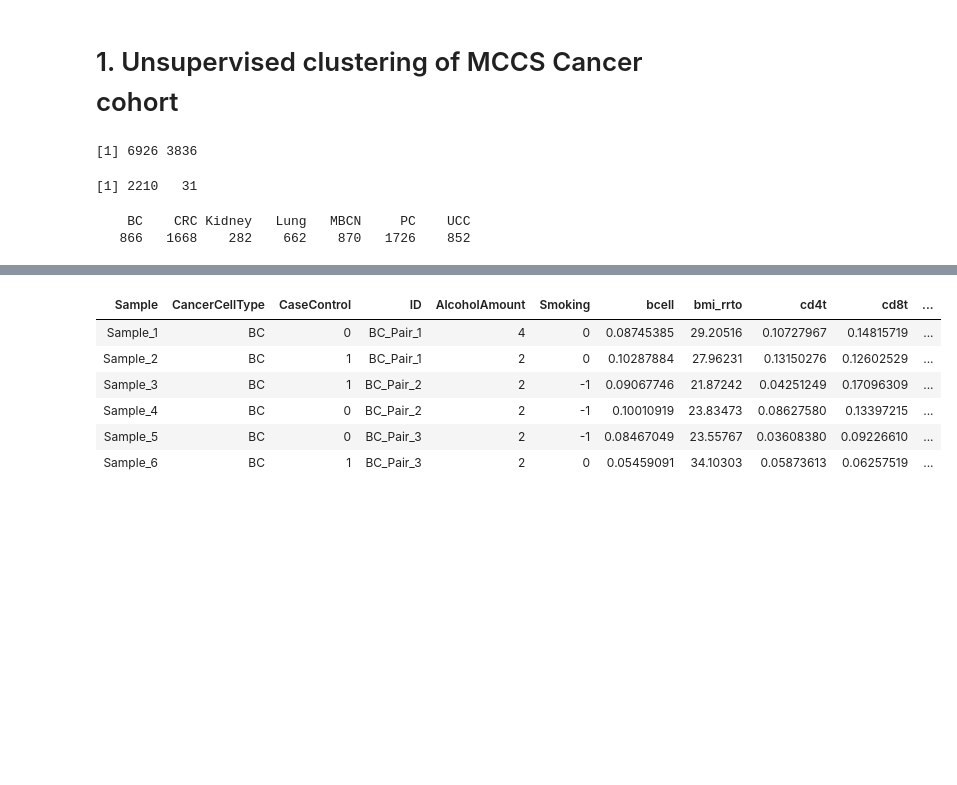
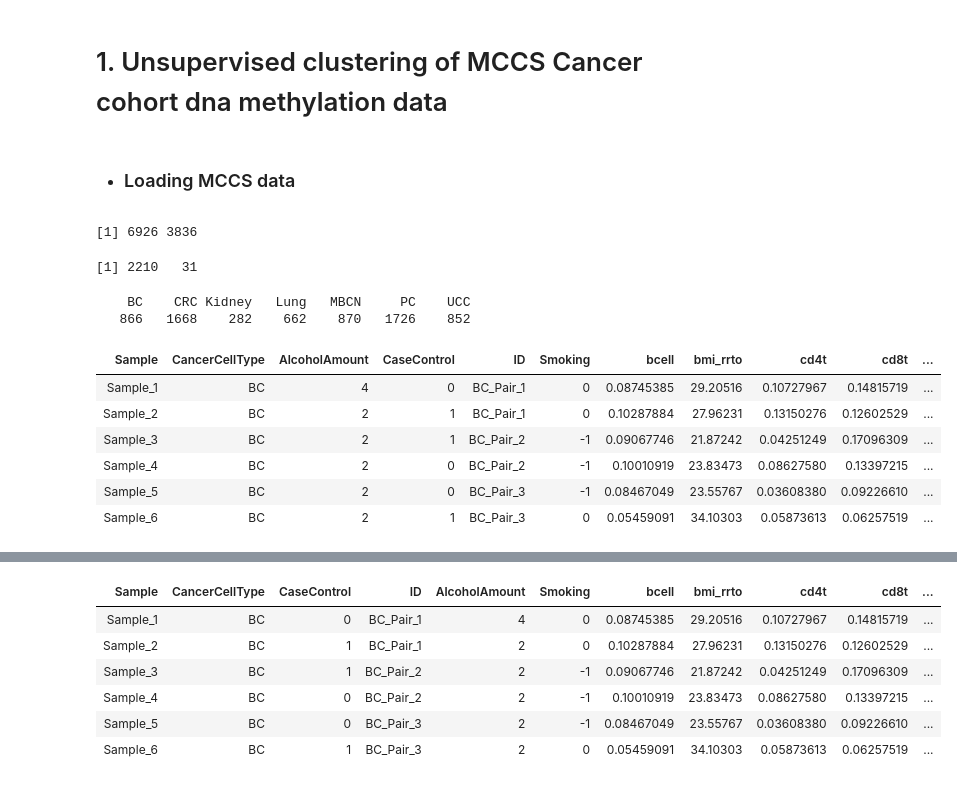
Before and after one commit to computational-epigenetics-section/MCCS_ESS_Cancer, a Jupyter notebook: MCCS_Cancer_Cohort_January_2019.ipynb, the cells around one changed output, grey strips where cells are left out. Saved outputs shown, nothing was run; the diff lists cells and outputs as text; code cells hidden in the pictures; blank space fills up the shorter version.

```diff
--- a/MCCS_Cancer_Cohort_January_2019.ipynb
+++ b/MCCS_Cancer_Cohort_January_2019.ipynb
@@ -13,15 +13,25 @@ library(ROCR,quietly = T)
 library(reshape,quietly = T)
 library(ggpubr,quietly = T)
 # %% [markdown]
-# 1.  Unsupervised clustering of MCCS Cancer cohort
+# 1.  Unsupervised clustering of MCCS Cancer cohort dna methylation data
+# %% [markdown]
+* ### Loading MCCS data
 # %%
 mccs_ess <- read.csv("/data/gunaseka/ESS_MCCS_Analysis/ess_mccs_data.csv",stringsAsFactors=FALSE)
 dim(mccs_ess)
 ess_siv_probs <- read.csv("/data/gunaseka/ESS_MCCS_Analysis/ESS_SIV_Probes.csv")
 dim(ess_siv_probs)
 table(mccs_ess$CancerCellType)
+head(mccs_ess)
 # %% [output]
 [1] 6926 3836
 [1] 2210   31
     BC    CRC Kidney   Lung   MBCN     PC    UCC
    866   1668    282    662    870   1726    852
+| Sample | CancerCellType | AlcoholAmount | CaseControl | ID | Smoking | bcell | bmi_rrto | cd4t | cd8t | ... |
+| Sample_1 | BC | 4 | 0 | BC_Pair_1 | 0 | 0.08745385 | 29.20516 | 0.10727967 | 0.14815719 | ... |
+| Sample_2 | BC | 2 | 1 | BC_Pair_1 | 0 | 0.10287884 | 27.96231 | 0.13150276 | 0.12602529 | ... |
+| Sample_3 | BC | 2 | 1 | BC_Pair_2 | -1 | 0.09067746 | 21.87242 | 0.04251249 | 0.17096309 | ... |
+| Sample_4 | BC | 2 | 0 | BC_Pair_2 | -1 | 0.10010919 | 23.83473 | 0.08627580 | 0.13397215 | ... |
+| Sample_5 | BC | 2 | 0 | BC_Pair_3 | -1 | 0.08467049 | 23.55767 | 0.03608380 | 0.09226610 | ... |
+| Sample_6 | BC | 2 | 1 | BC_Pair_3 | 0 | 0.05459091 | 34.10303 | 0.05873613 | 0.06257519 | ... |
```
Also changed, not shown: parts of 12 cells of this notebook.
